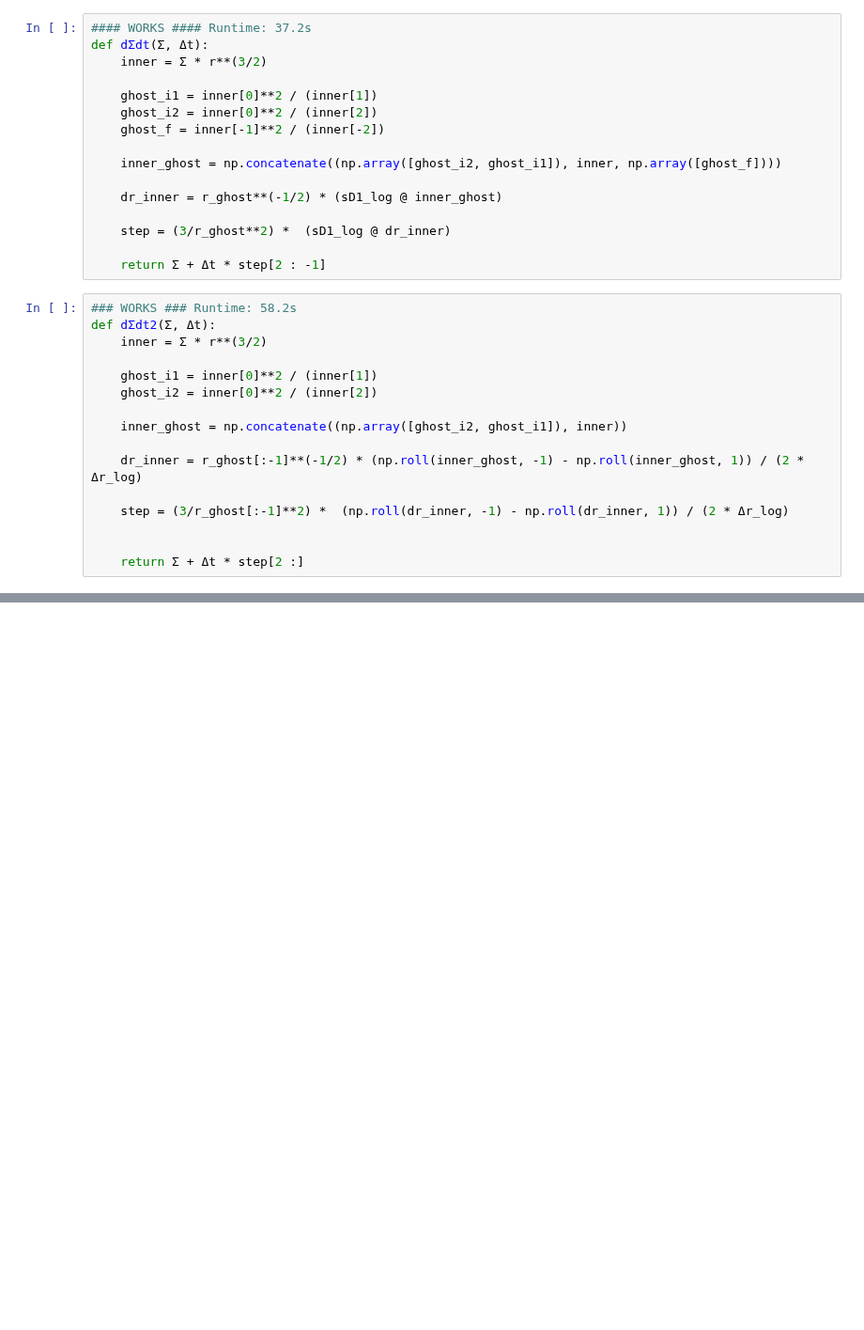
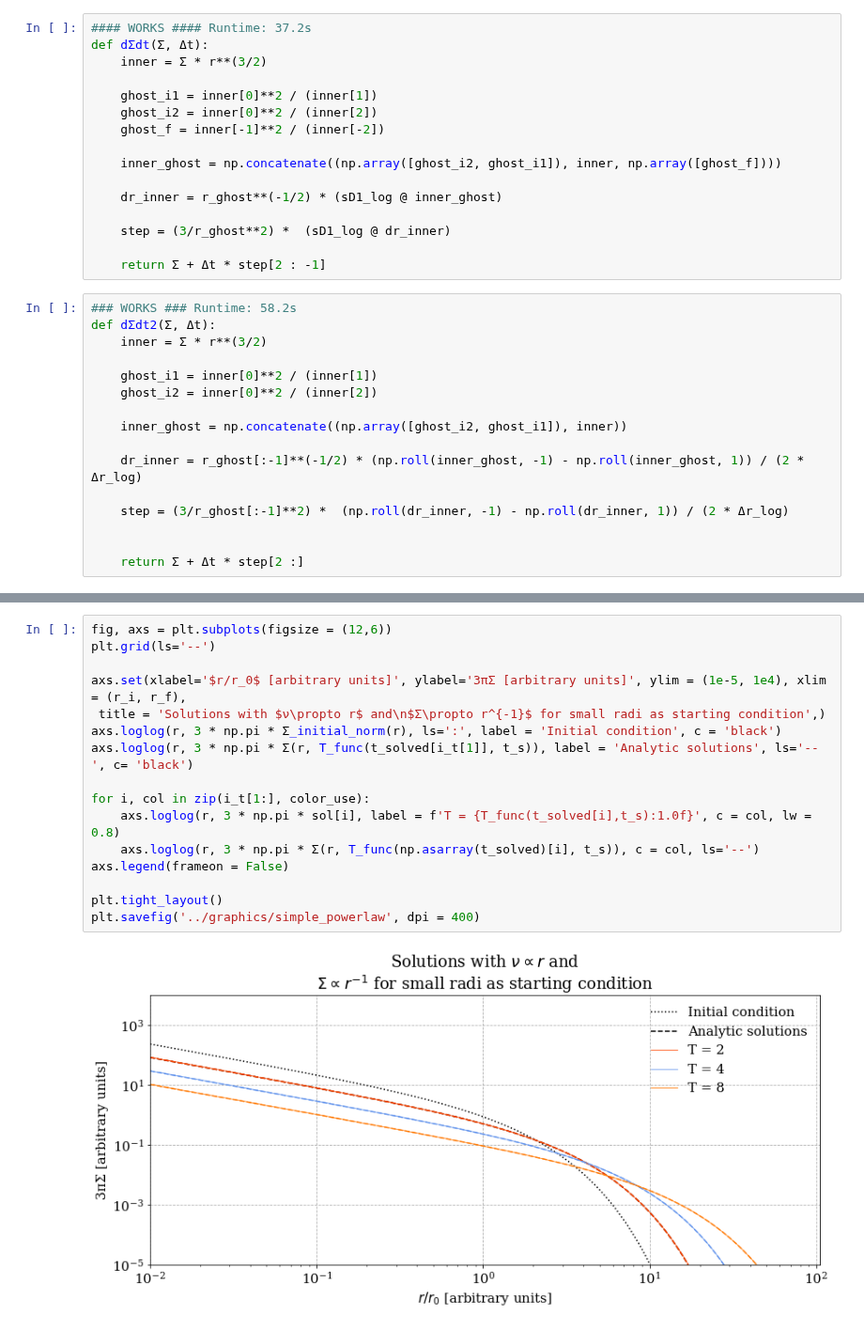
Before and after one commit to agent031/bachelor_code, a Jupyter notebook: Explicit_solutions/ex_powerlaw_loggrid.ipynb, the cells around one changed output, grey strips where cells are left out. Shown at 94% size. Drawn from its saved outputs; the diff is of its cells as text; blank space fills up the shorter version.

```diff
--- a/Explicit_solutions/ex_powerlaw_loggrid.ipynb
+++ b/Explicit_solutions/ex_powerlaw_loggrid.ipynb
@@ -172,0 +176,18 @@ axs[1].semilogy(Δt_solved, '-', lw=0.2, c = 'black')
+# %%
+fig, axs = plt.subplots(figsize = (12,6))
+plt.grid(ls='--')
+
+axs.set(xlabel='$r/r_0$ [arbitrary units]', ylabel='3πΣ [arbitrary units]', ylim = (1e-5, 1e4), xlim = (r_i, r_f),
+ title = 'Solutions with $ν\propto r$ and\n$Σ\propto r^{-1}$ for small radi as starting condition',)
+axs.loglog(r, 3 * np.pi * Σ_initial_norm(r), ls=':', label = 'Initial condition', c = 'black')
+axs.loglog(r, 3 * np.pi * Σ(r, T_func(t_solved[i_t[1]], t_s)), label = 'Analytic solutions', ls='--', c= 'black')
+
+for i, col in zip(i_t[1:], color_use):
+    axs.loglog(r, 3 * np.pi * sol[i], label = f'T = {T_func(t_solved[i],t_s):1.0f}', c = col, lw = 0.8)
+    axs.loglog(r, 3 * np.pi * Σ(r, T_func(np.asarray(t_solved)[i], t_s)), c = col, ls='--')
+axs.legend(frameon = False)
+
+plt.tight_layout()
+plt.savefig('../graphics/simple_powerlaw', dpi = 400)
+# %% [output]
+[figure, added]
```
Also changed, not shown: parts of 7 cells of this notebook.
